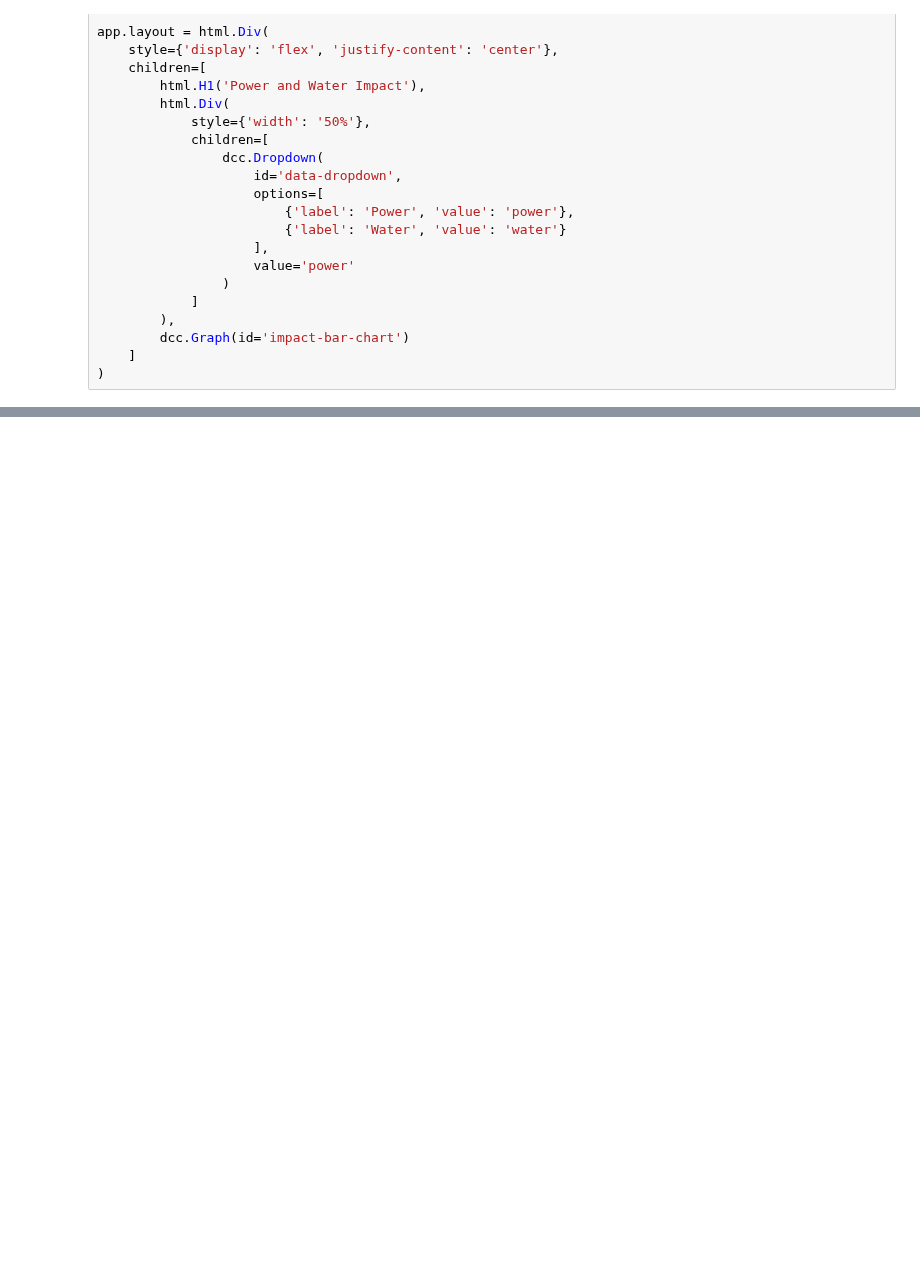
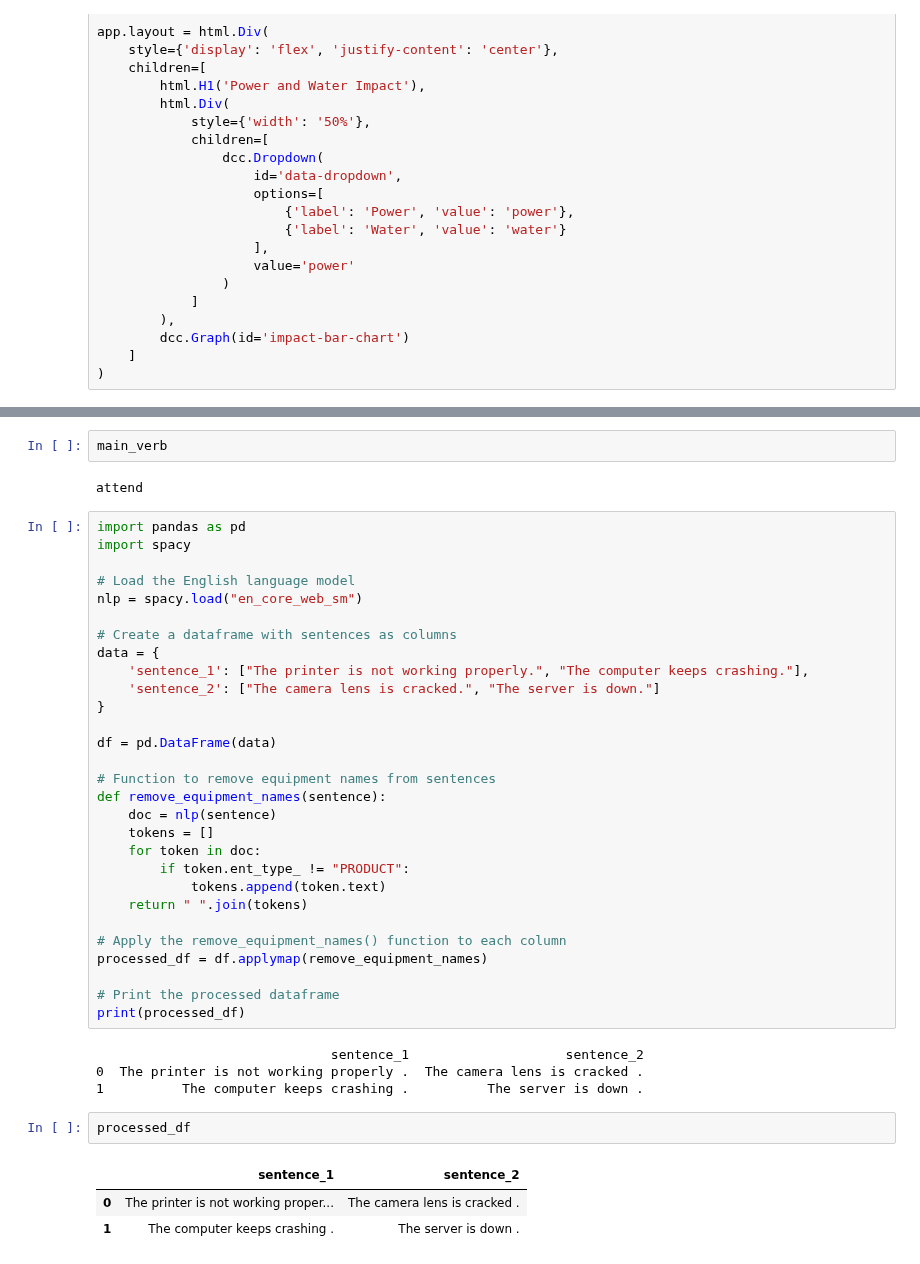
Before and after one commit to pmrai/gpt_share, a Jupyter notebook: test.ipynb, the cells around one changed output, grey strips where cells are left out. Saved outputs shown, nothing was run; the diff lists cells and outputs as text; blank space fills up the shorter version.

```diff
--- a/test.ipynb
+++ b/test.ipynb
@@ -862,0 +958,43 @@ print("Reason Clause:", ' '.join(reason_clause))
+# %%
+main_verb
+# %% [output]
+attend
+# %%
+import pandas as pd
+import spacy
+
+# Load the English language model
+nlp = spacy.load("en_core_web_sm")
+
+# Create a dataframe with sentences as columns
+data = {
+    'sentence_1': ["The printer is not working properly.", "The computer keeps crashing."],
+    'sentence_2': ["The camera lens is cracked.", "The server is down."]
+}
+
+df = pd.DataFrame(data)
+
+# Function to remove equipment names from sentences
+def remove_equipment_names(sentence):
+    doc = nlp(sentence)
+    tokens = []
+    for token in doc:
+        if token.ent_type_ != "PRODUCT":
+            tokens.append(token.text)
+    return " ".join(tokens)
+
+# Apply the remove_equipment_names() function to each column
+processed_df = df.applymap(remove_equipment_names)
+
+# Print the processed dataframe
+print(processed_df)
+# %% [output]
+                              sentence_1                    sentence_2
+0  The printer is not working properly .  The camera lens is cracked .
+1          The computer keeps crashing .          The server is down .
+# %%
+processed_df
+# %% [output]
+|  | sentence_1 | sentence_2 |
+| 0 | The printer is not working proper... | The camera lens is cracked . |
+| 1 | The computer keeps crashing . | The server is down . |
```
Also changed, not shown: parts of 26 cells of this notebook, 1 other file.
